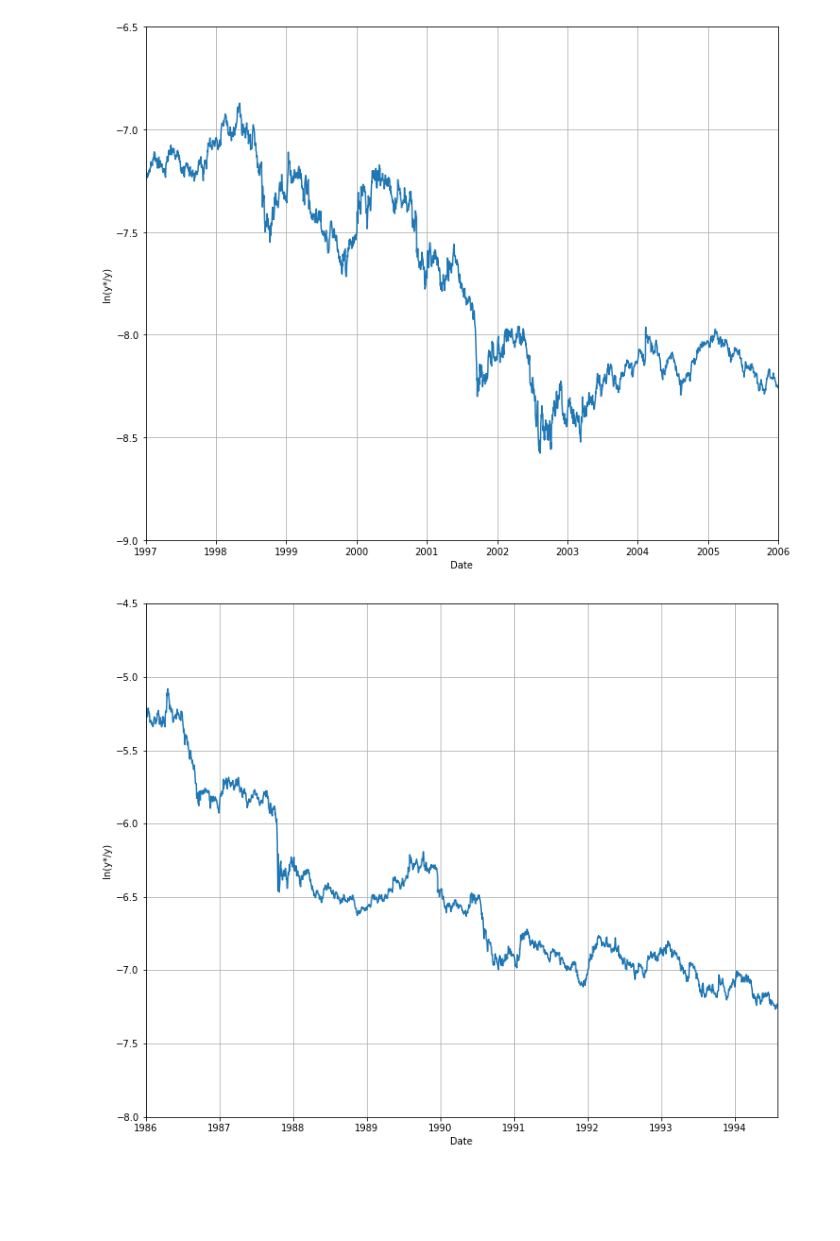
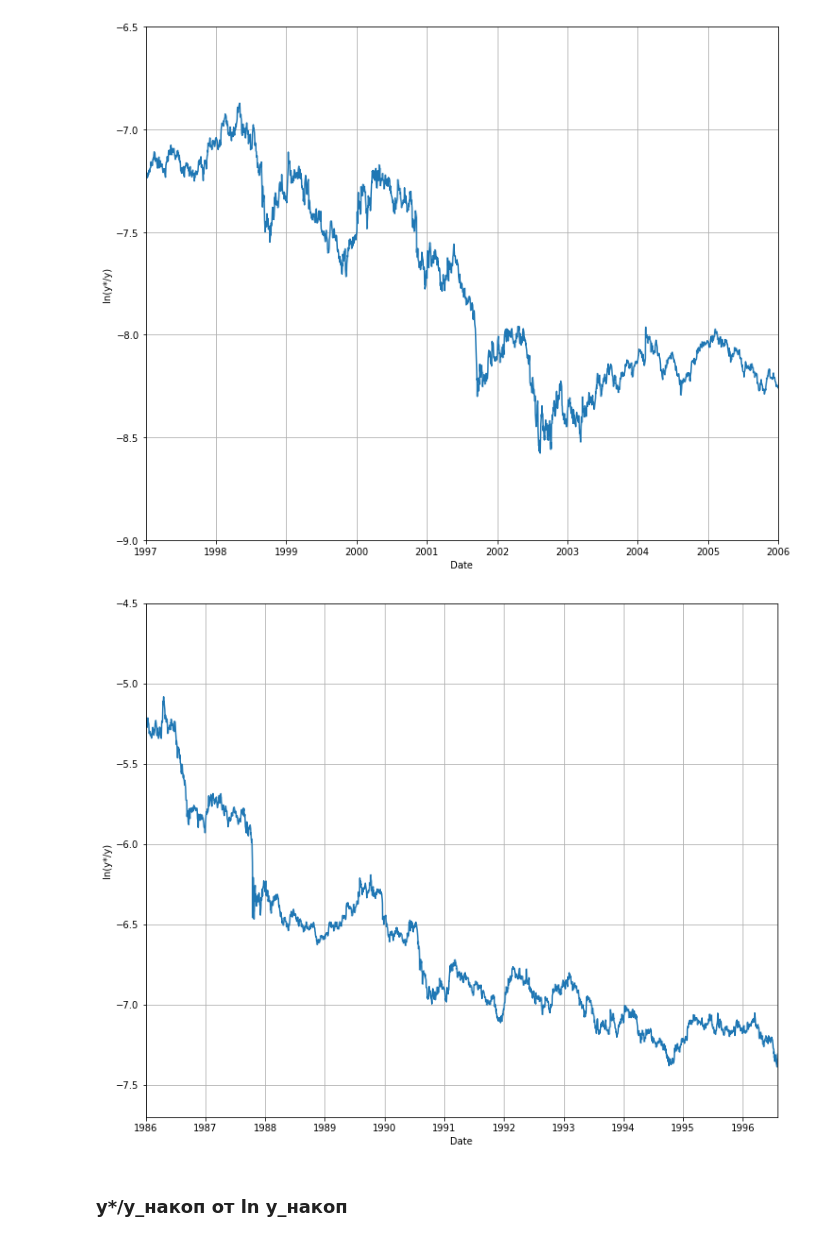
Before and after one commit to ValeriaGruzilova/-, a Jupyter notebook: Disney_analisys.ipynb, the cells around one changed output. Drawn from its saved outputs; the diff is of its cells as text; code cells hidden in the pictures; blank space fills up the shorter version.

```diff
--- a/Disney_analisys.ipynb
+++ b/Disney_analisys.ipynb
@@ -203,8 +204,10 @@ segment_log_ycs_y(t1='1997-01-01', t2='2006-01-01', y1=-9, y2=-6.5)
 # %% [output]
 [figure]
 # %%
-segment_log_ycs_y(t1='1986-01-01', t2='1994-08-01', y1=-8, y2=-4.5)
+segment_log_ycs_y(t1='1986-01-01', t2='1996-08-01', y1=-7.7, y2=-4.5)
 # %% [output]
-[figure, old version]
+[figure, new version]
+# %% [markdown]
+### y*/y_накоп от ln y_накоп
 # %%
 plt.figure(figsize=(12, 10))
```
Also changed, not shown: parts of 4 cells of this notebook, 9 other files.
